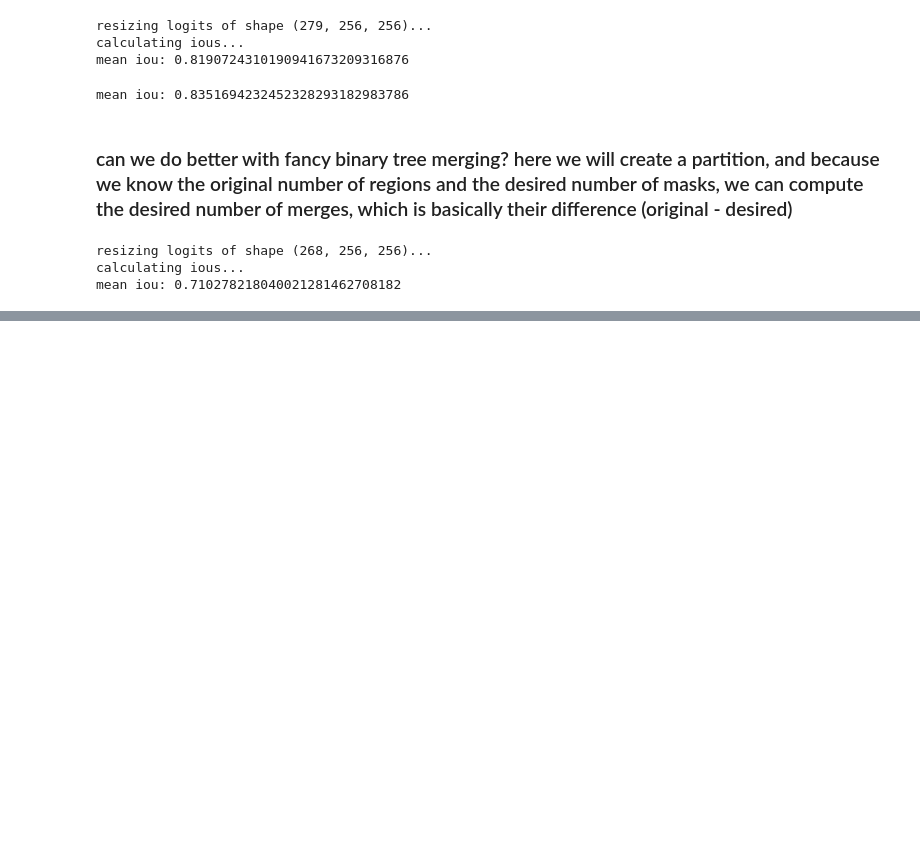
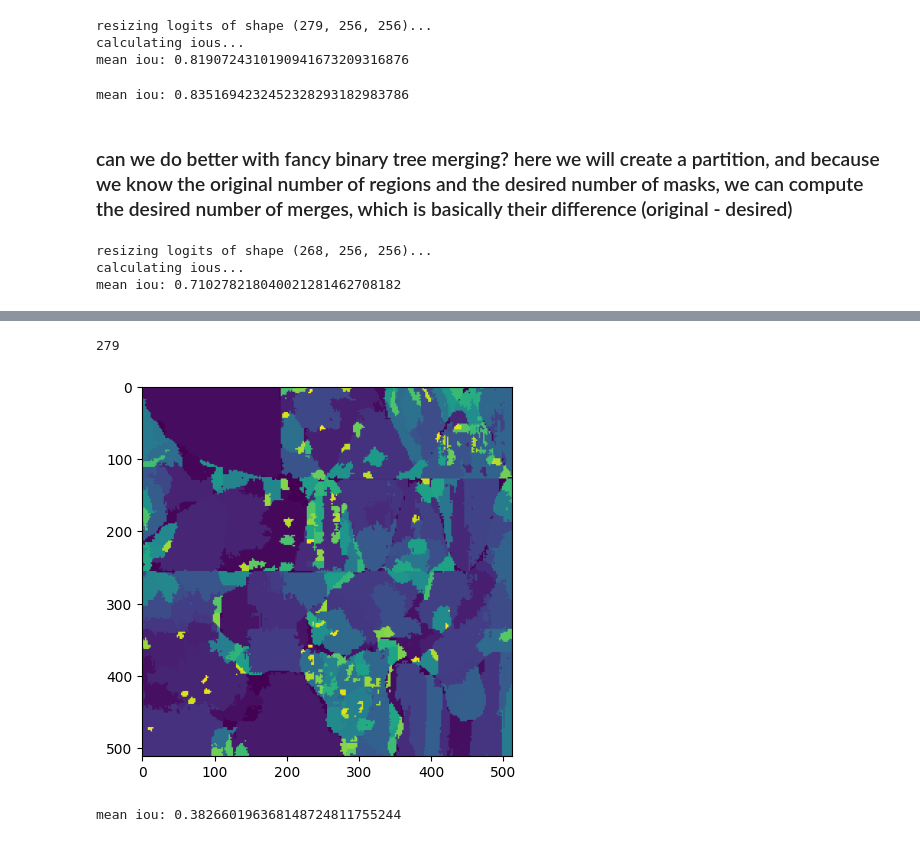
Before and after one commit to franchesoni/sam2, a Jupyter notebook: ours/evaluate.ipynb, the cells around one changed output, grey strips where cells are left out. Cells and saved outputs as stored; diff of their text form; code cells hidden in the pictures; blank space fills up the shorter version.

```diff
--- a/ours/evaluate.ipynb
+++ b/ours/evaluate.ipynb
@@ -397,0 +402,47 @@ mean iou: 0.710278218040021281462708182
+# %%
+resized_logits = np.array([skimage.transform.resize(approx_logits[logit_channel], gt.shape, order=0, anti_aliasing=False) for logit_channel in range(len(approx_logits))])
+areas = resized_logits.sum(axis=(1, 2))
+resized_logits = resized_logits[np.argsort(areas, stable=True)[::-1]]
+areas = resized_logits.sum(axis=(1, 2))
+partition = np.zeros_like(resized_logits[0], dtype=int)
+label_number = 1
+for logit in resized_logits:
+    partition[logit > 0] = label_number
+    label_number += 1
+plt.figure()
+plt.imshow(partition)
+print(partition.max())
+# %% [output]
+279
+[figure, added]
+# %%
+# let us evaluate the partition
+resized_logits = []
+for label in range(partition.max() + 1):
+    logit = -np.ones_like(partition, dtype=float)
+    logit[partition == label] = 1
+    resized_logits.append(logit)
+resized_logits = np.array(resized_logits)
+
+sam2_ious_reconstructed_partition = []
+for gt_label in np.unique(gt):
+    gt_mask = (gt == gt_label)  # ground truth mask
+    best_iou = 0
+    for resized_logit in resized_logits:
+        intersection = np.logical_and(gt_mask, resized_logit > 0).sum()
+        if intersection == 0:
+            continue
+        union = np.logical_or(gt_mask, resized_logit > 0).sum()
+        current_iou = intersection / union
+        if current_iou > best_iou:
+            best_iou = current_iou
+    sam2_ious_reconstructed_partition.append(best_iou)
+    print('gt label:', gt_label, 'iou:', current_iou, end='\r')
+print('mean iou:', np.mean(sam2_ious_reconstructed_partition))
+
+# mean iou: 0.231690911845240589219276464 (overlaid partition of reconstructed 3000+ logits)
+# the partition of the reconstruction of the 3000+ logits is not good at all
+# mean iou: 0.382660196368148724811755244 (overlaid reconstructed 279 logits)
+# the partition of the reconstruction of the 279 logits is slightly better, but still pretty bad
+# %% [output]
+mean iou: 0.382660196368148724811755244
```
Also changed, not shown: parts of 2 cells of this notebook.
